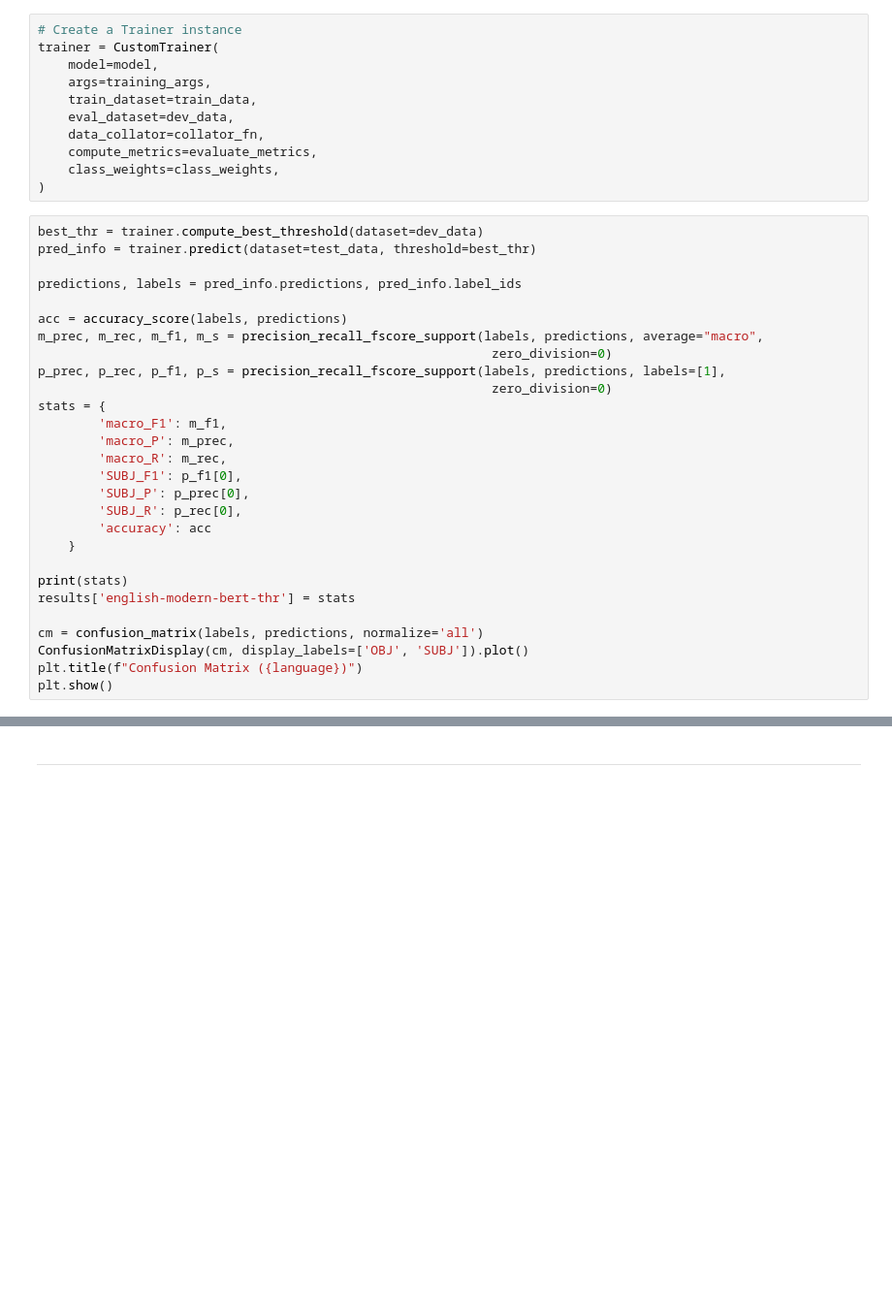
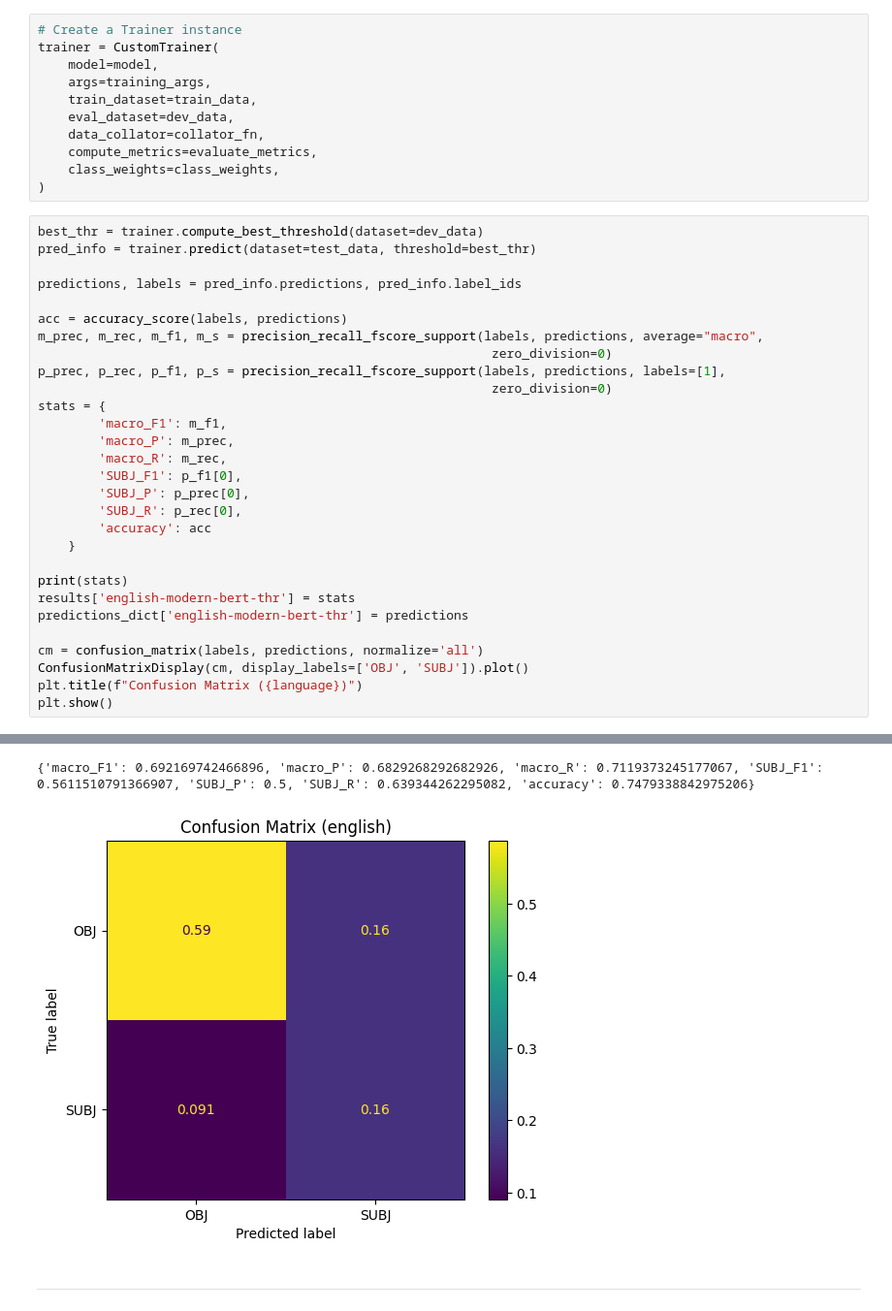
Before and after one commit to MatteoFasulo/clef2025-checkthat, a Jupyter notebook: notebook.ipynb, the cells around one changed output, grey strips where cells are left out. Shown at 97% size. Saved outputs shown, nothing was run; the diff lists cells and outputs as text; blank space fills up the shorter version.

```diff
--- a/notebook.ipynb
+++ b/notebook.ipynb
@@ -1028,8 +1053,10 @@ stats = {
 
 print(stats)
 results['english-modern-bert-thr'] = stats
+predictions_dict['english-modern-bert-thr'] = predictions
 
 cm = confusion_matrix(labels, predictions, normalize='all')
 ConfusionMatrixDisplay(cm, display_labels=['OBJ', 'SUBJ']).plot()
 plt.title(f"Confusion Matrix ({language})")
 plt.show()
+# %% [output]
@@ -1036,3 +1065,5 @@ plt.show()
+{'macro_F1': 0.692169742466896, 'macro_P': 0.6829268292682926, 'macro_R': 0.7119373245177067, 'SUBJ_F1': 0.5611510791366907, 'SUBJ_P': 0.5, 'SUBJ_R': 0.639344262295082, 'accuracy': 0.7479338842975206}
+[figure, added]
 # %% [markdown]
 ---
 # %% [markdown]
```
Also changed, not shown: parts of 30 cells of this notebook.
